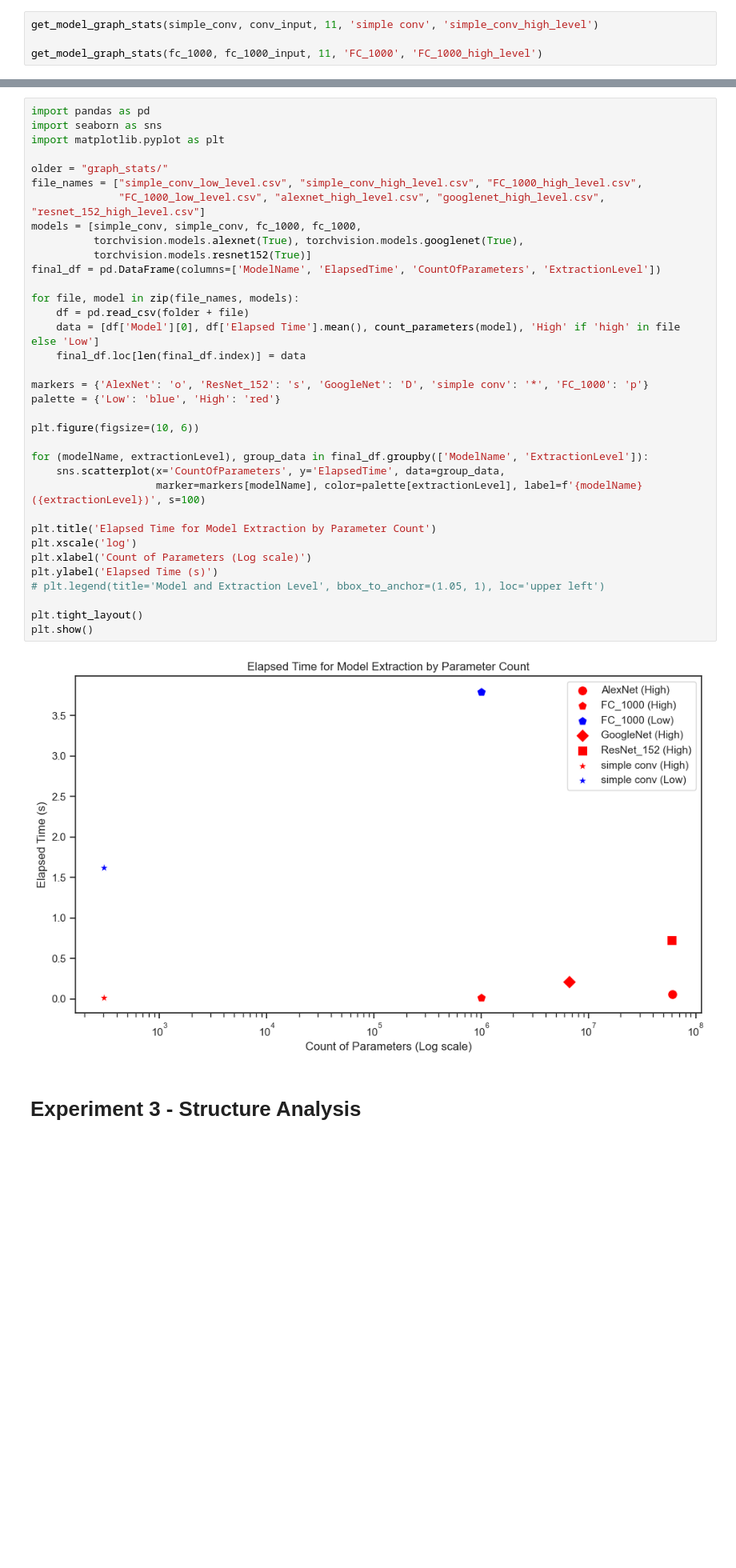
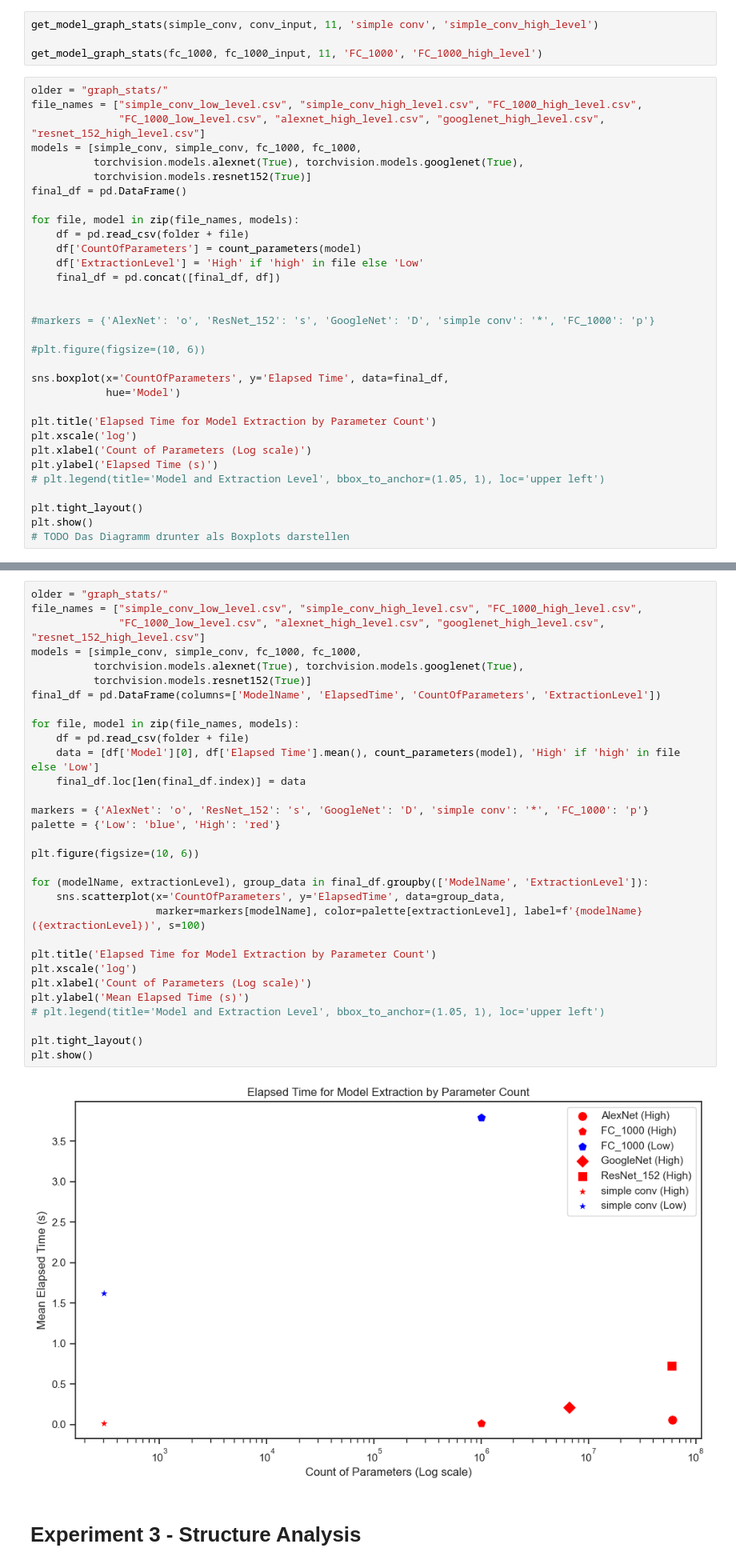
Before and after one commit to EricWe96/deepstruct, a Jupyter notebook: visualize_stats.ipynb, the cells around one changed output, grey strips where cells are left out. Shown at 80% size. Cells and saved outputs as stored; diff of their text form; blank space fills up the shorter version.

```diff
--- a/visualize_stats.ipynb
+++ b/visualize_stats.ipynb
@@ -128,3 +127,35 @@ get_model_graph_stats(torchvision.models.alexnet(True), input_tensor, 11, 'AlexN
 get_model_graph_stats(simple_conv, conv_input, 11, 'simple conv', 'simple_conv_high_level')
 
 get_model_graph_stats(fc_1000, fc_1000_input, 11, 'FC_1000', 'FC_1000_high_level')
+# %%
+older = "graph_stats/"
+file_names = ["simple_conv_low_level.csv", "simple_conv_high_level.csv", "FC_1000_high_level.csv",
+              "FC_1000_low_level.csv", "alexnet_high_level.csv", "googlenet_high_level.csv", "resnet_152_high_level.csv"]
+models = [simple_conv, simple_conv, fc_1000, fc_1000,
+          torchvision.models.alexnet(True), torchvision.models.googlenet(True),
+          torchvision.models.resnet152(True)]
+final_df = pd.DataFrame()
+
+for file, model in zip(file_names, models):
+    df = pd.read_csv(folder + file)
+    df['CountOfParameters'] = count_parameters(model)
+    df['ExtractionLevel'] = 'High' if 'high' in file else 'Low'
+    final_df = pd.concat([final_df, df])
+
+
+#markers = {'AlexNet': 'o', 'ResNet_152': 's', 'GoogleNet': 'D', 'simple conv': '*', 'FC_1000': 'p'}
+
+#plt.figure(figsize=(10, 6))
+
+sns.boxplot(x='CountOfParameters', y='Elapsed Time', data=final_df,
+            hue='Model')
+
+plt.title('Elapsed Time for Model Extraction by Parameter Count')
+plt.xscale('log')
+plt.xlabel('Count of Parameters (Log scale)')
+plt.ylabel('Elapsed Time (s)')
+# plt.legend(title='Model and Extraction Level', bbox_to_anchor=(1.05, 1), loc='upper left')
+
+plt.tight_layout()
+plt.show()
+# TODO Das Diagramm drunter als Boxplots darstellen
@@ -131,40 +164,36 @@ get_model_graph_stats(fc_1000, fc_1000_input, 11, 'FC_1000', 'FC_1000_high_level
 # %%
-import pandas as pd
-import seaborn as sns
-import matplotlib.pyplot as plt
-
 older = "graph_stats/"
 file_names = ["simple_conv_low_level.csv", "simple_conv_high_level.csv", "FC_1000_high_level.csv",
               "FC_1000_low_level.csv", "alexnet_high_level.csv", "googlenet_high_level.csv", "resnet_152_high_level.csv"]
 models = [simple_conv, simple_conv, fc_1000, fc_1000,
           torchvision.models.alexnet(True), torchvision.models.googlenet(True),
           torchvision.models.resnet152(True)]
 final_df = pd.DataFrame(columns=['ModelName', 'ElapsedTime', 'CountOfParameters', 'ExtractionLevel'])
 
 for file, model in zip(file_names, models):
     df = pd.read_csv(folder + file)
     data = [df['Model'][0], df['Elapsed Time'].mean(), count_parameters(model), 'High' if 'high' in file else 'Low']
     final_df.loc[len(final_df.index)] = data
 
 markers = {'AlexNet': 'o', 'ResNet_152': 's', 'GoogleNet': 'D', 'simple conv': '*', 'FC_1000': 'p'}
 palette = {'Low': 'blue', 'High': 'red'}
 
 plt.figure(figsize=(10, 6))
 
 for (modelName, extractionLevel), group_data in final_df.groupby(['ModelName', 'ExtractionLevel']):
     sns.scatterplot(x='CountOfParameters', y='ElapsedTime', data=group_data,
                     marker=markers[modelName], color=palette[extractionLevel], label=f'{modelName} ({extractionLevel})', s=100)
 
 plt.title('Elapsed Time for Model Extraction by Parameter Count')
 plt.xscale('log')
 plt.xlabel('Count of Parameters (Log scale)')
-plt.ylabel('Elapsed Time (s)')
+plt.ylabel('Mean Elapsed Time (s)')
 # plt.legend(title='Model and Extraction Level', bbox_to_anchor=(1.05, 1), loc='upper left')
 
 plt.tight_layout()
 plt.show()
 # %% [output]
-[figure, old version]
+[figure, new version]
 # %% [markdown]
 # Experiment 3 - Structure Analysis
 # %% [markdown]
```
Also changed, not shown: parts of 13 cells of this notebook, 5 other files.
